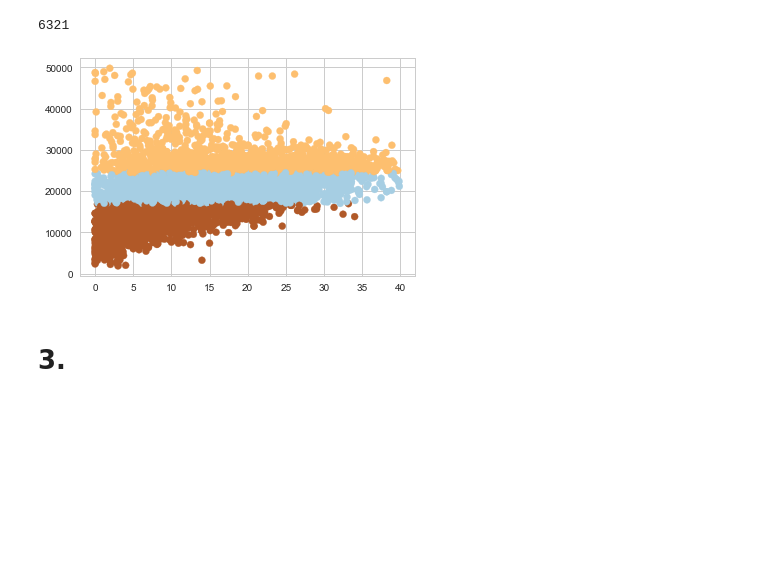
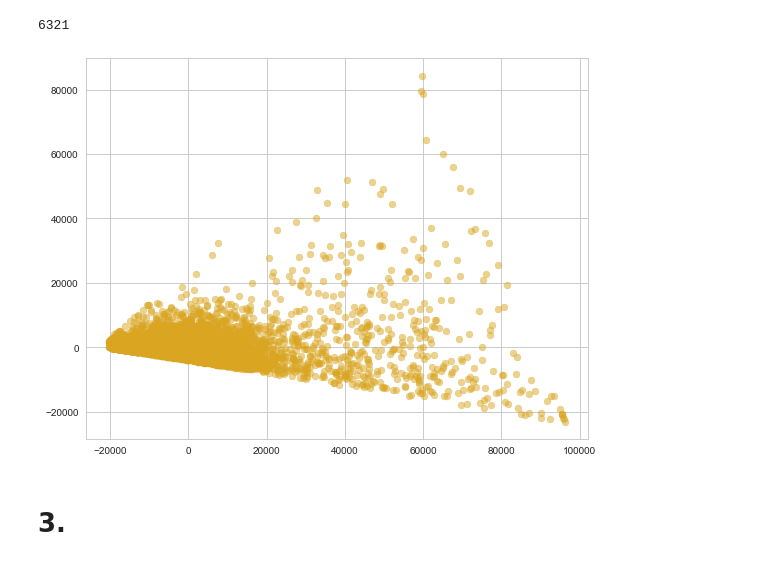
Before and after one commit to akc83/RWProject, a Jupyter notebook: Eight Sleep Assignment.ipynb, the cells around one changed output. Drawn from its saved outputs; the diff is of its cells as text; code cells hidden in the pictures; blank space fills up the shorter version.

```diff
--- a/Eight Sleep Assignment.ipynb
+++ b/Eight Sleep Assignment.ipynb
@@ -343,3 +343,6 @@ new_df.head()
 len(new_df)
 # %% [output]
 1047008
+# %%
+avnew_df = new_df.dropna()
+len(avnew_df)
@@ -393,19 +411,39 @@ from sklearn.cluster import KMeans
 ### We store feature data from our
 ### dataframe `r4df`, in the `f1` and `f2` arrays. We combine this into
 ### a feature matrix `X` before entering it into the algorithm.
-f1 = r4df['avg_roomtemp_c'].values
-f2 = r4df['sleep_duration_seconds'].values
+f1 = avnew_df['avg_roomtemp_c'].values
+f2 = avnew_df['sleep_duration_seconds'].values
+f3 = avnew_df['avg_resp_rate'].values
+f4 = avnew_df['deep_duration'].values
+f5 = avnew_df['light_duration'].values
+f6 = avnew_df['start_hour'].values
+f7 = avnew_df['end_hour'].values
+f8 = avnew_df['tnt_count'].values
+# f2 = new_df['avg_resp_rate'].values
 
-X=np.array(list(zip(f1,f2)))
+
+
+# X=new_df.iloc[:, 0:20].values
+
+X=np.array(list(zip(f1,f2,f3,f4,f5,f6,f7,f8)))
 # plt.scatter(f1, f2, c='black', s=7)
 kmeans = KMeans(n_clusters=3).fit(X)
 y_pred = kmeans.predict(X) #predicting labels (y) and saving to y_pred
 
 #Plotting predicted labels as a scatter
-plt.scatter(X[:,0], X[:,1], c=y_pred, cmap=plt.cm.Paired)
-plt.show()
+# plt.scatter(X[:,0], X[:,1], c=y_pred, cmap=plt.cm.Paired)
+# plt.show()
-# %% [output]
-[figure, removed]
+# %%
+from sklearn.decomposition import PCA
+pca = PCA(n_components=8)
+x_9d = pca.fit_transform(X)
+# %%
+plt.figure(figsize = (9,7))
+plt.scatter(x_9d[:,0],x_9d[:,1], c='goldenrod',alpha=0.5)
+# plt.ylim(-10,30)
+plt.show()
+# %% [output]
+[figure, added]
 # %% [markdown]
 # 3.
 # %% [markdown]
```
Also changed, not shown: parts of 7 cells of this notebook.
